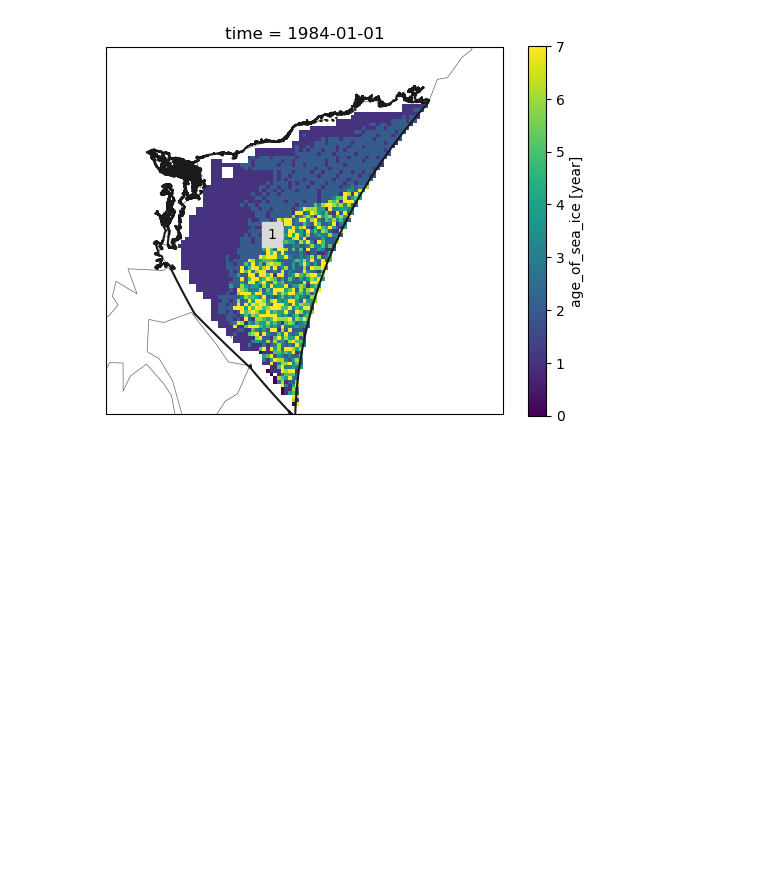
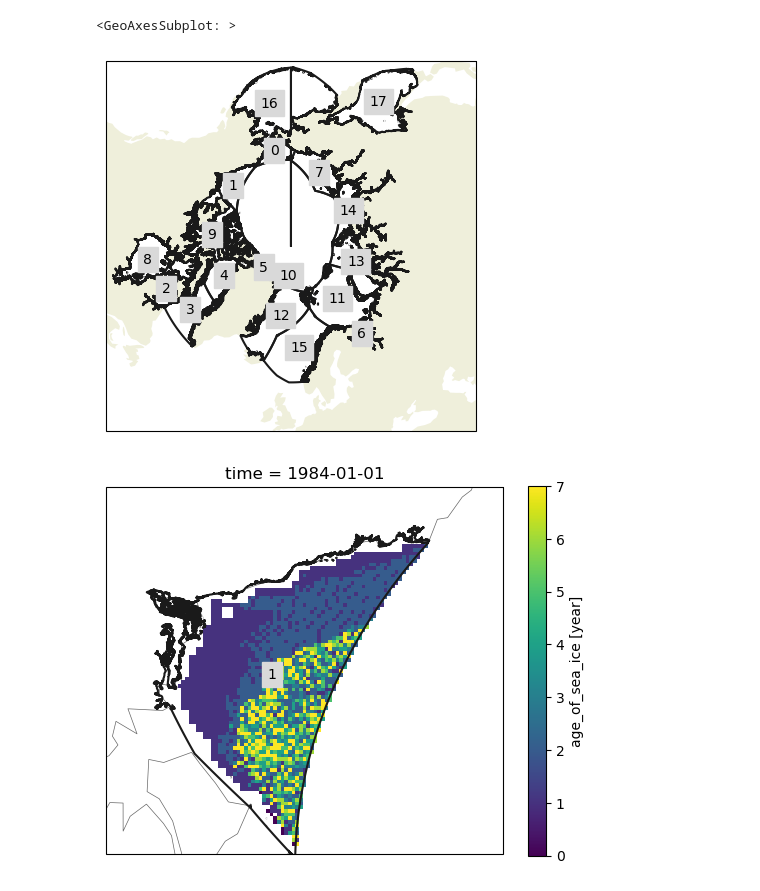
Before and after one commit to shanqi1998/ArcticZone, a Jupyter notebook: test.ipynb, the cells around one changed output. Saved outputs shown, nothing was run; the diff lists cells and outputs as text; code cells hidden in the pictures; blank space fills up the shorter version.

```diff
--- a/test.ipynb
+++ b/test.ipynb
@@ -17,5 +23,8 @@ lon = data['longitude']
 ArcticSea_shapefile = gp.read_file("../data/ArcticSeaShapefile/iho.shp")
 BeringSea_shapefile = gp.read_file("../data/BeringSeaShapefile/iho.shp")
 OkhotskSea_shapefile = gp.read_file("../data/OkhotskSeaShapefile/iho.shp")
+LabradorSea_shapefile = gp.read_file("../data/LabradorSeaShapefile/iho.shp")
 # %%
-Arctic_shapefile
+Region_shapefile = ArcticSea_shapefile.append(
+                                              [BeringSea_shapefile, OkhotskSea_shapefile, LabradorSea_shapefile],
+                                              ignore_index=True)
@@ -42,3 +54,15 @@ Arctic_region = regionmask.from_geopandas(Arctic_shapefile)
+# %%
+proj = ccrs.LambertAzimuthalEqualArea(central_latitude=90)
+fig = plt.figure()
+ax = plt.axes(projection=proj)
+ax.set_extent([-180,180,50,90],ccrs.PlateCarree())
+ax.add_feature(cfeature.LAND)
+
+Region_mask = regionmask.from_geopandas(Region_shapefile,names='name')
+Region_mask.plot_regions(ax=ax)
+# %% [output]
+<GeoAxesSubplot: >
+[figure, added]
 # %%
 proj = ccrs.LambertAzimuthalEqualArea(central_latitude=90)
 ax = plt.axes(projection= proj)
```
Also changed, not shown: parts of 4 cells of this notebook.
